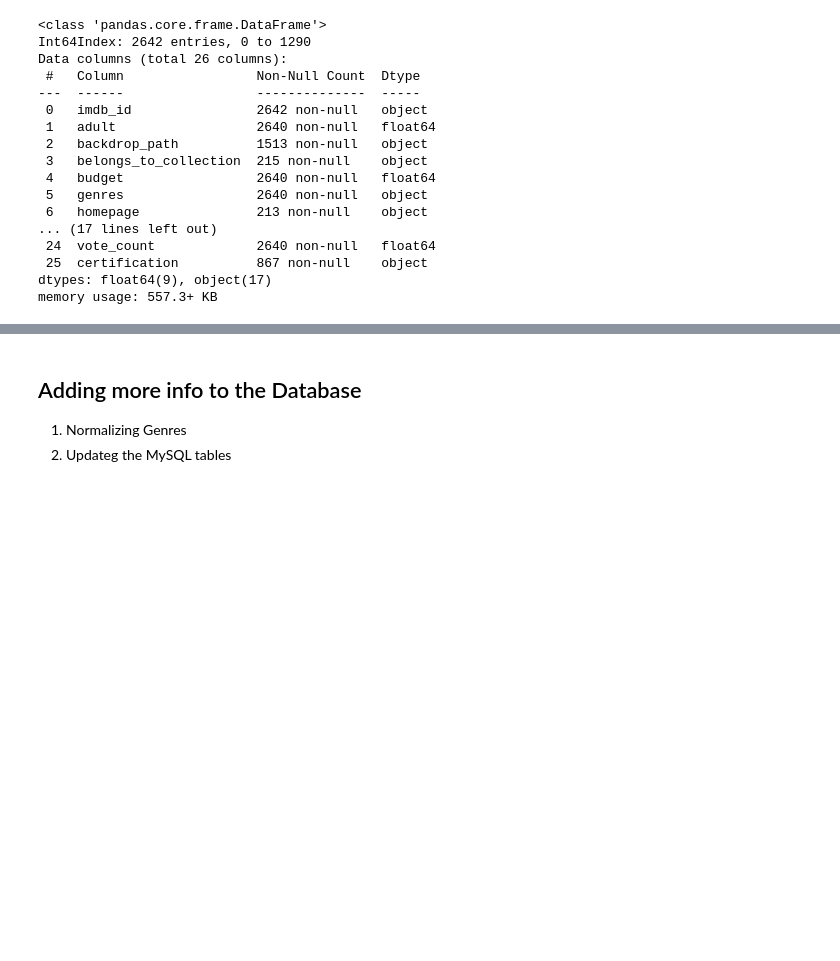
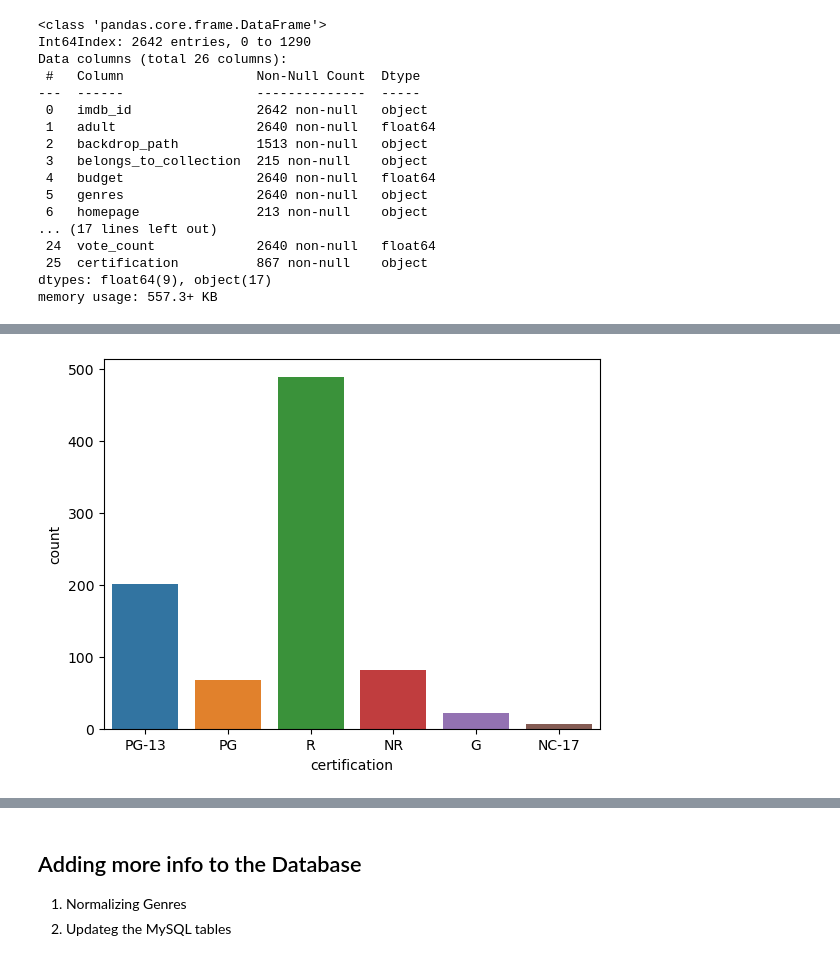
Before and after one commit to dimLMT/Movie-Business-Prediction, a Jupyter notebook: part 3.ipynb, the cells around one changed output, grey strips where cells are left out. Cells and saved outputs as stored; diff of their text form; code cells hidden in the pictures; blank space fills up the shorter version.

```diff
--- a/part 3.ipynb
+++ b/part 3.ipynb
@@ -184,0 +189,4 @@ memory usage: 557.3+ KB
+# %%
+ax = sns.countplot(data=df, x='certification');
+# %% [output]
+[figure, added]
```
Also changed, not shown: parts of 7 cells of this notebook, 3 other files.
